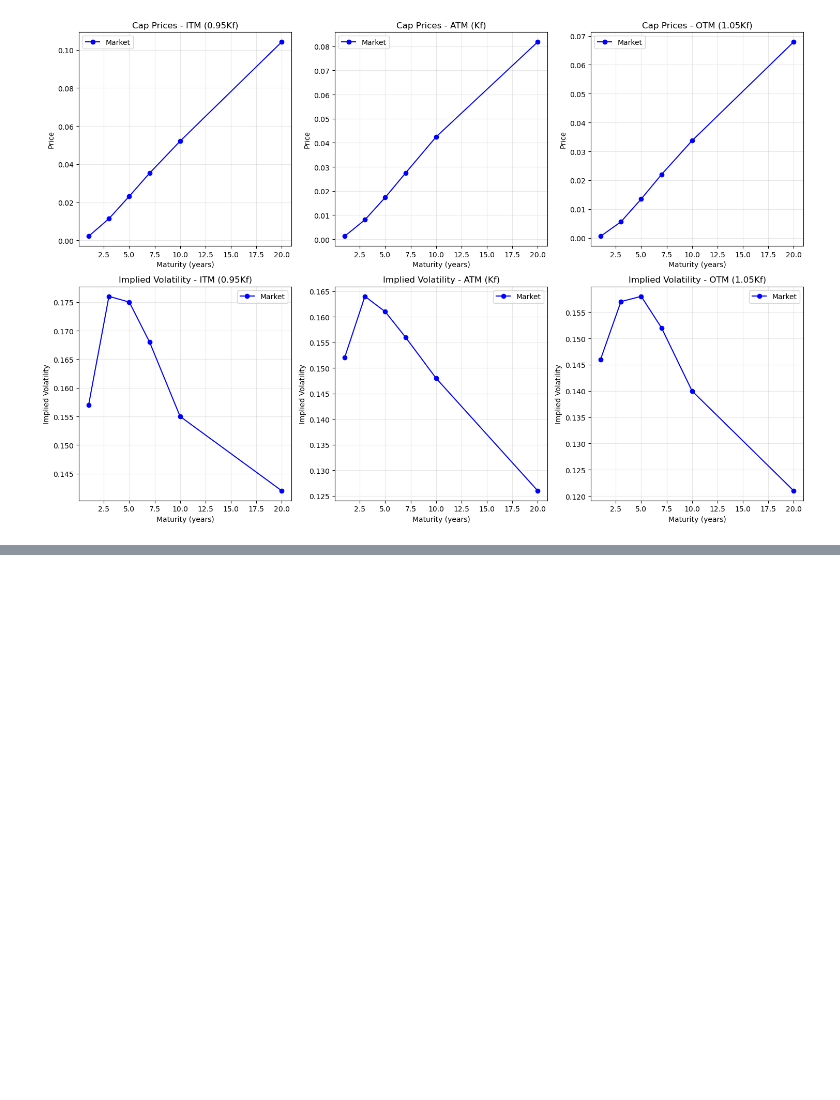
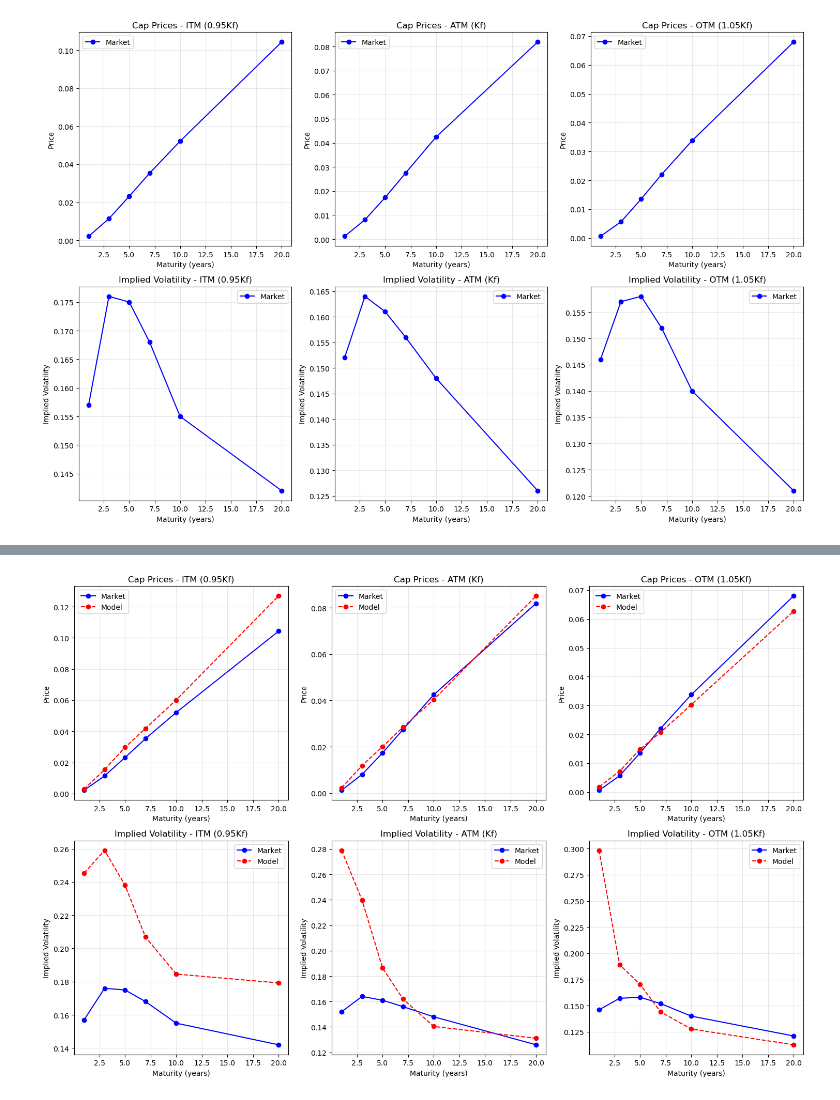
Before and after one commit to fangsitang/fixed_income, a Jupyter notebook: PartA Q1Q2Q3.ipynb, the cells around one changed output, grey strips where cells are left out. Drawn from its saved outputs; the diff is of its cells as text; code cells hidden in the pictures; blank space fills up the shorter version.

```diff
--- a/PartA Q1Q2Q3.ipynb
+++ b/PartA Q1Q2Q3.ipynb
@@ -720,0 +669,17 @@ plt.show()
+# %%
+initial_params = [2.5, 0.0008, 0.15, 0]  # [kappa, theta, sigma, x0]
+bounds = [(1, 4), (0.0005, 0.002), (0.05, 0.3), (0.001, 0.03)]
+
+result = minimize(objective_function,
+                    initial_params,
+                    bounds=bounds,
+                    method='L-BFGS-B')
+# %%
+optimal_params, min_error = result.x, result.fun
+print("Calibrated Parameters:")
+print("    Parameter     Value")
+print(f"    θ (theta) {optimal_params[1]:.6f}")
+print(f"    κ (kappa) {optimal_params[0]:.6f}")
+print(f"    σ (sigma) {optimal_params[2]:.6f}")
+print(f"    v0        {optimal_params[3]:.6f}")
+print(f"Objective Value {min_error:.6f}\n")
@@ -720,0 +742,73 @@ plt.show()
+# %%
+import matplotlib.pyplot as plt
+
+# Extract maturities from the DataFrame
+maturities = cap_mkt_prices_df["Maturity (years)"].values
+
+# Extract cap market prices for different strikes
+cap_prices_market = {
+    "0.95 K_f": cap_mkt_prices_df["0.95 K_f"].values,
+    "K_f": cap_mkt_prices_df["K_f"].values,
+    "1.05 K_f": cap_mkt_prices_df["1.05 K_f"].values,
+}
+
+# Extract Model Prices for comparison
+cap_prices_model = {
+    "0.95 K_f": cap_model_prices_df["0.95 K_f"].values,
+    "K_f": cap_model_prices_df["K_f"].values,
+    "1.05 K_f": cap_model_prices_df["1.05 K_f"].values,
+}
+
+# Extract market implied volatilities
+implied_vol_market = {
+    "0.95 K_f": sigmas["0.95 K_f"].values,
+    "K_f": sigmas["K_f"].values,
+    "1.05 K_f": sigmas["1.05 K_f"].values,
+}
+
+# Extract Model Implied Volatilities for comparison
+implied_vol_model = {
+    "0.95 K_f": model_iv_df["0.95 K_f"].values,
+    "K_f": model_iv_df["K_f"].values,
+    "1.05 K_f": model_iv_df["1.05 K_f"].values,
+}
+
+# Create subplots
+fig, axes = plt.subplots(2, 3, figsize=(15, 10))
+
+strikes = ["0.95 K_f", "K_f", "1.05 K_f"]
+titles = ["ITM (0.95Kf)", "ATM (Kf)", "OTM (1.05Kf)"]
+
+# First row: Cap Prices (including Model Price)
+for j in range(3):
+    ax = axes[0, j]
+
+     # Plot Market Price (blue solid line)
+    ax.plot(maturities, cap_prices_market[strikes[j]], "o-", label="Market", color="blue")
+
+    # Plot Model Price (red dashed line)
+    ax.plot(maturities, cap_prices_model[strikes[j]], "o--", label="Model", color="red")
+
+    ax.set_title(f"Cap Prices - {titles[j]}")
+    ax.set_xlabel("Maturity (years)")
+    ax.set_ylabel("Price")
+    ax.grid(True, alpha=0.3)
+    ax.legend()
+
+# Second row: Implied Volatility
+for j in range(3):
+    ax = axes[1, j]
+    # Plot Market Implied Volatilities (blue solid line)
+    ax.plot(maturities, implied_vol_market[strikes[j]], "o-", label="Market", color="blue")
+    # Plot Model Implied Volatilities (red dashed line)
+    ax.plot(maturities, implied_vol_model[strikes[j]], "o--", label="Model", color="red")
+    ax.set_title(f"Implied Volatility - {titles[j]}")
+    ax.set_xlabel("Maturity (years)")
+    ax.set_ylabel("Implied Volatility")
+    ax.grid(True, alpha=0.3)
+    ax.legend()
+
+plt.tight_layout()
+plt.show()
+# %% [output]
+[figure, added]
```
Also changed, not shown: parts of 10 cells of this notebook.
